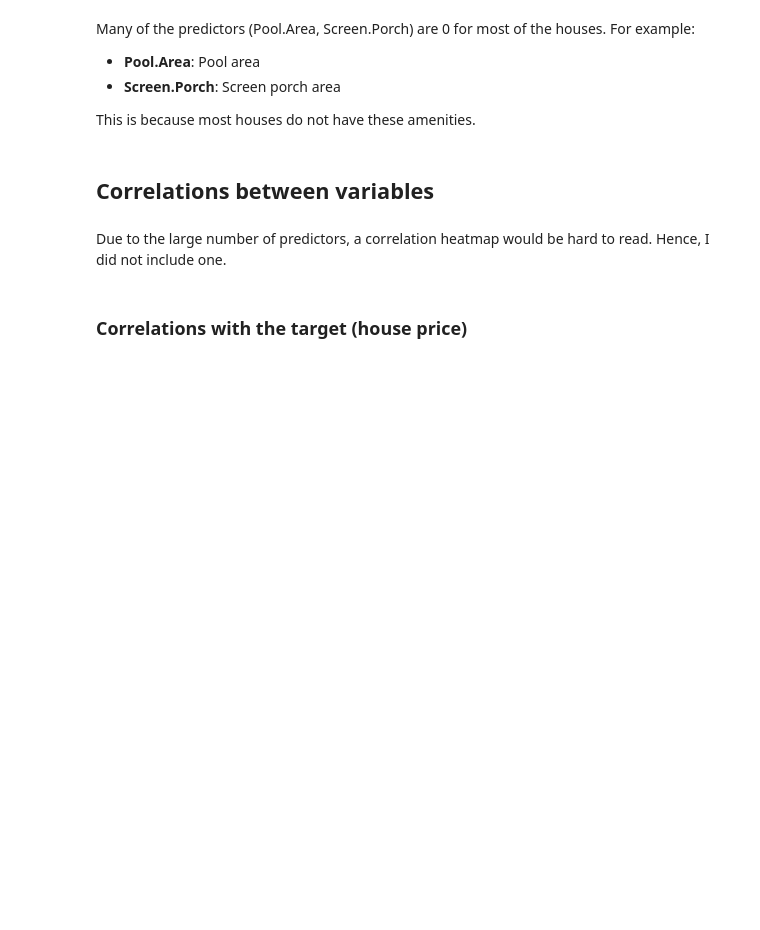
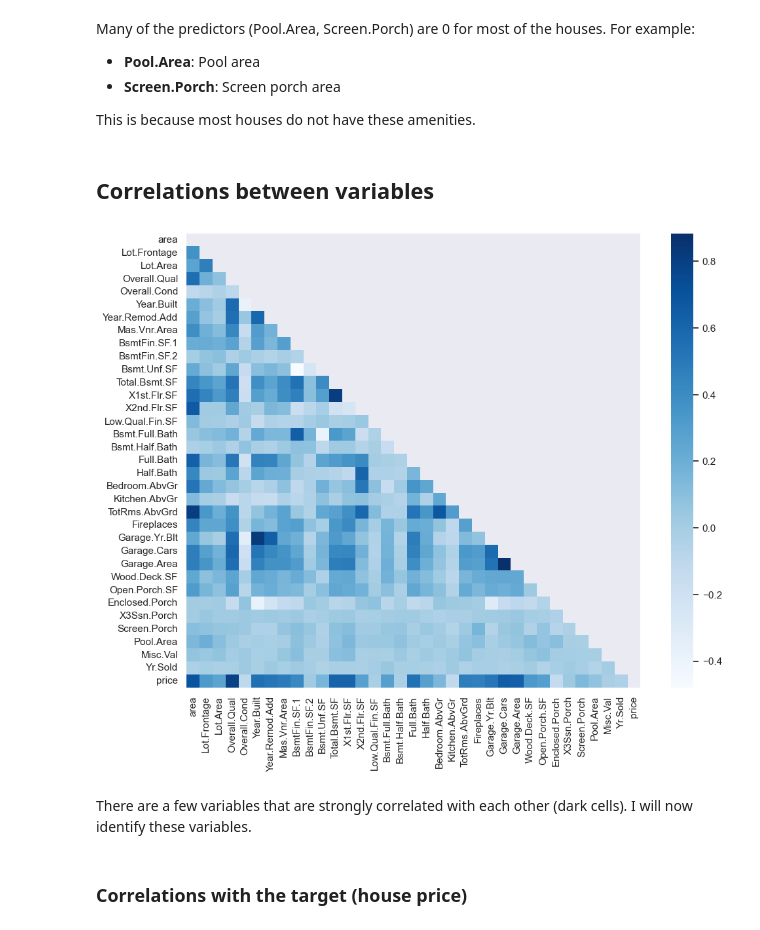
Before and after one commit to blue-fish-0/Data-Analytics-Projects, a Jupyter notebook: House Prices Prediction/house-prices-prediction.ipynb, the cells around one changed output. Drawn from its saved outputs; the diff is of its cells as text; code cells hidden in the pictures; blank space fills up the shorter version.

Commit message:
Added pipeline diagram, correlation heatmap

```diff
--- a/House Prices Prediction/house-prices-prediction.ipynb
+++ b/House Prices Prediction/house-prices-prediction.ipynb
@@ -95,13 +103,19 @@ Many of the predictors (Pool.Area, Screen.Porch) are 0 for most of the houses. F
 This is because most houses do not have these amenities.
 # %% [markdown]
 ## Correlations between variables
-# %% [markdown]
-Due to the large number of predictors, a correlation heatmap would be hard to read. Hence, I did not include one.
 # %%
 correlation_matrix = pd.concat([X_train, y_train], axis=1).corr()
-lower_triangle_mask = np.tril(np.ones(correlation_matrix.shape), k=-1).astype(bool)
+lower_triangle_mask = np.tril(np.ones(correlation_matrix.shape), k = -1).astype(bool)
 # Replace all values above the lower triangle with NaN
 correlation_matrix = correlation_matrix.where(lower_triangle_mask)
+
+with sns.axes_style("dark"):
+    f, ax = plt.subplots(figsize=(12, 9))
+    sns.heatmap(correlation_matrix, cmap="Blues", square=True);
+# %% [output]
+[figure, added]
+# %% [markdown]
+There are a few variables that are strongly correlated with each other (dark cells). I will now identify these variables.
 # %% [markdown]
 ### Correlations with the target (house price)
 # %%
```
Also changed, not shown: parts of 10 cells of this notebook.
